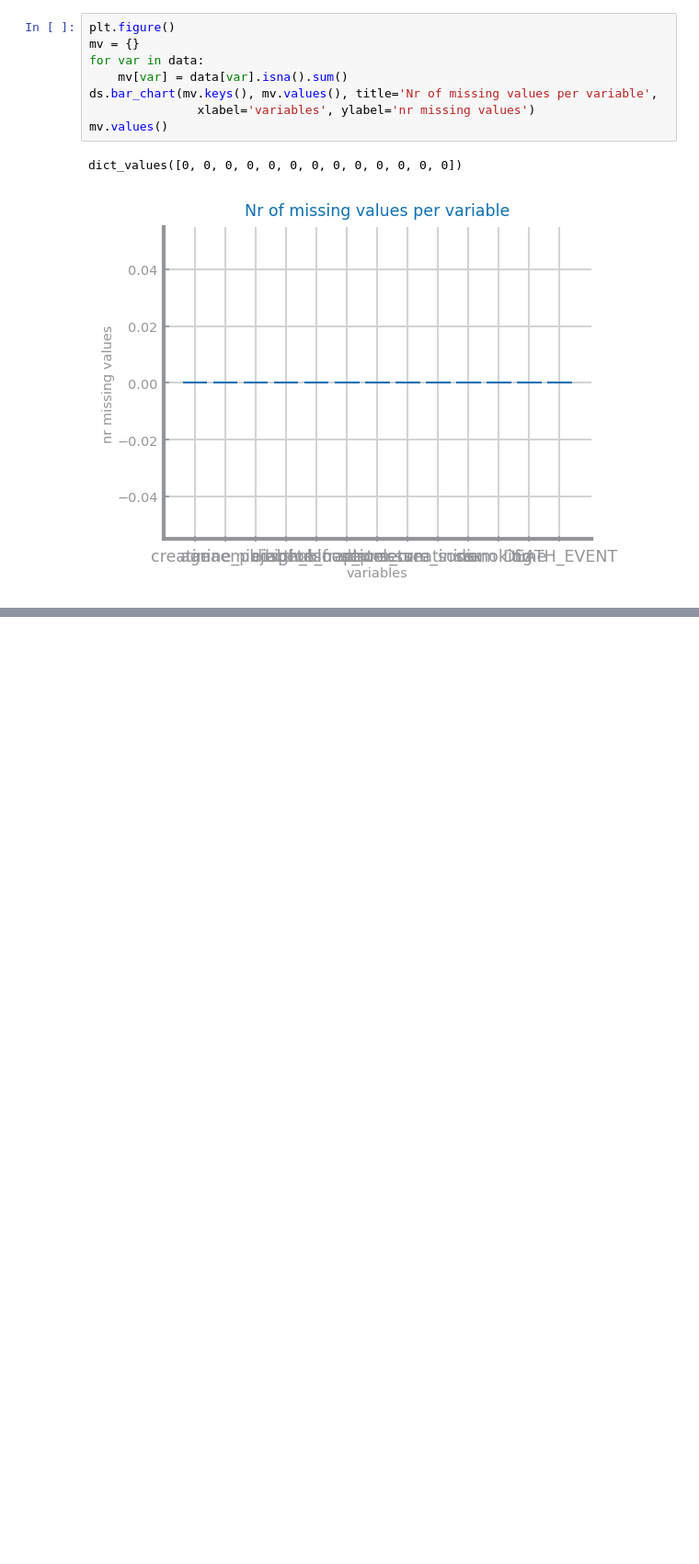
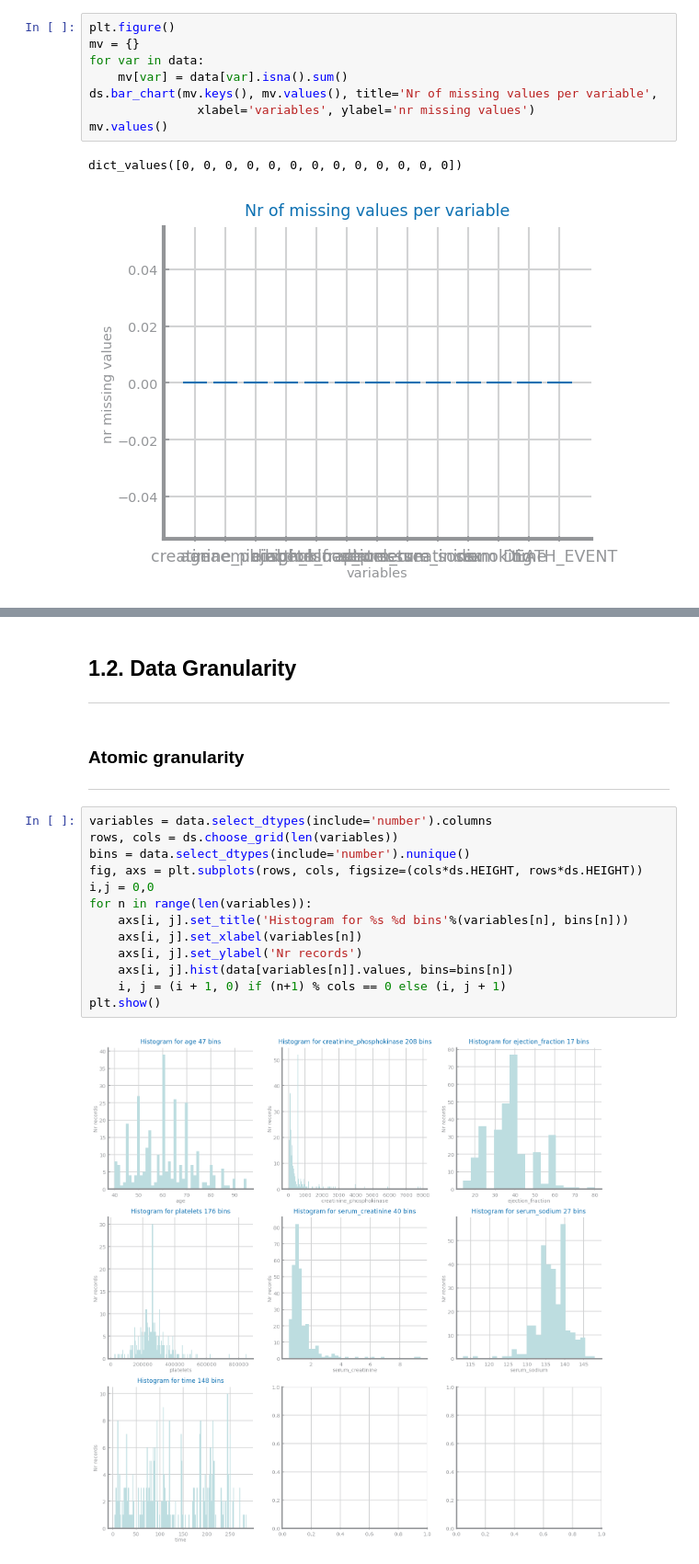
Before and after one commit to filipesousaist/ds_project, a Jupyter notebook: dataset1/Dimensionality.ipynb, the cells around one changed output, grey strips where cells are left out. Shown at 92% size. Cells and saved outputs as stored; diff of their text form; blank space fills up the shorter version.

```diff
--- a/dataset1/Dimensionality.ipynb
+++ b/dataset1/Dimensionality.ipynb
@@ -96,3 +118,26 @@ dict_values([0, 0, 0, 0, 0, 0, 0, 0, 0, 0, 0, 0, 0])
 | DEATH_EVENT                   | bool    |
 
 * There are no missing values in the dataset
+# %% [markdown]
+## 1.2. Data Granularity
+
+---
+# %% [markdown]
+### Atomic granularity
+
+---
+# %%
+variables = data.select_dtypes(include='number').columns
+rows, cols = ds.choose_grid(len(variables))
+bins = data.select_dtypes(include='number').nunique()
+fig, axs = plt.subplots(rows, cols, figsize=(cols*ds.HEIGHT, rows*ds.HEIGHT))
+i,j = 0,0
+for n in range(len(variables)):
+    axs[i, j].set_title('Histogram for %s %d bins'%(variables[n], bins[n]))
+    axs[i, j].set_xlabel(variables[n])
+    axs[i, j].set_ylabel('Nr records')
+    axs[i, j].hist(data[variables[n]].values, bins=bins[n])
+    i, j = (i + 1, 0) if (n+1) % cols == 0 else (i, j + 1)
+plt.show()
+# %% [output]
+[figure, added]
```
Also changed, not shown: parts of 13 cells of this notebook, 1 other file.
